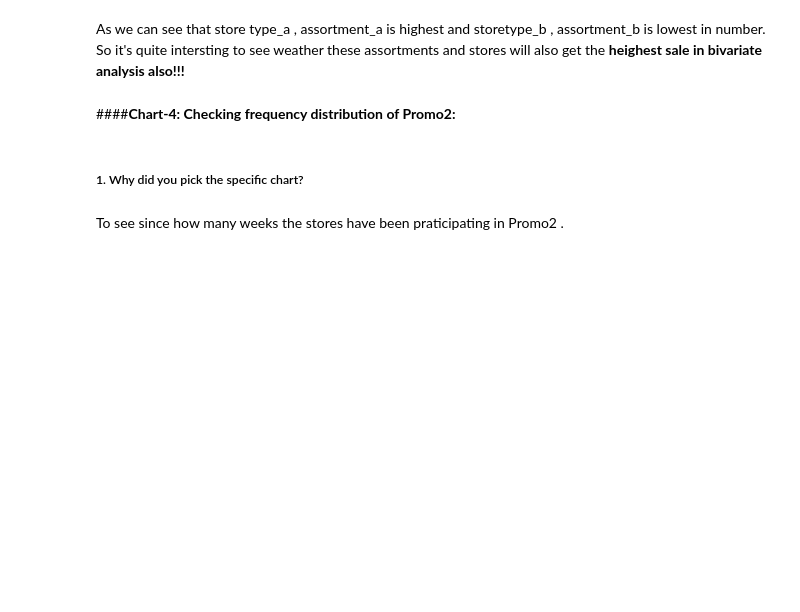
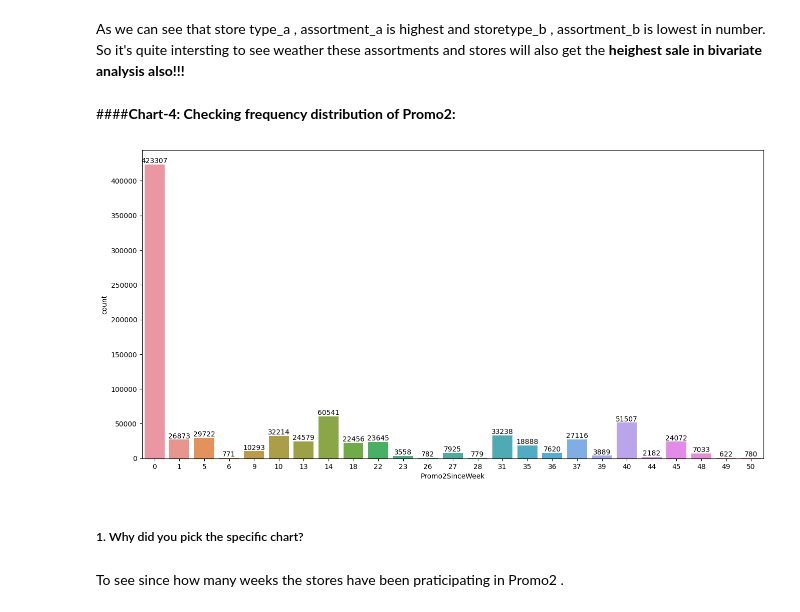
Before and after one commit to ArushiSaxena11/Capstone-Project-Retail-Sales-Prediction, a Jupyter notebook: Capstone_Project_Retail_Sales_Prediction.ipynb, the cells around one changed output. Saved outputs shown, nothing was run; the diff lists cells and outputs as text; code cells hidden in the pictures; blank space fills up the shorter version.

```diff
--- a/Capstone_Project_Retail_Sales_Prediction.ipynb
+++ b/Capstone_Project_Retail_Sales_Prediction.ipynb
@@ -932,13 +942,14 @@ As we can see that store type_a , assortment_a is highest and storetype_b , asso
 ####**Chart-4: Checking frequency distribution of Promo2:**
 # %%
 # Promo 2 since weeks
-plt.figure(figsize=(20,8))
+plt.figure(figsize=(16,8))
 
-ax=sns.countplot(df['Promo2SinceWeek'],palette='Set2',edgecolor='black')
-for p in ax.patches:
-   ax.annotate('{:.1f}'.format(p.get_height()), (p.get_x()+0.25, p.get_height()+0.01))
+ax = sns.countplot(x='Promo2SinceWeek', data=Merged_Data)
+ax.bar_label(ax.containers[0])
 
 plt.show()
+# %% [output]
+[figure, added]
 # %% [markdown]
 ##### 1. Why did you pick the specific chart?
 # %% [markdown]
```
Also changed, not shown: parts of 9 cells of this notebook.
